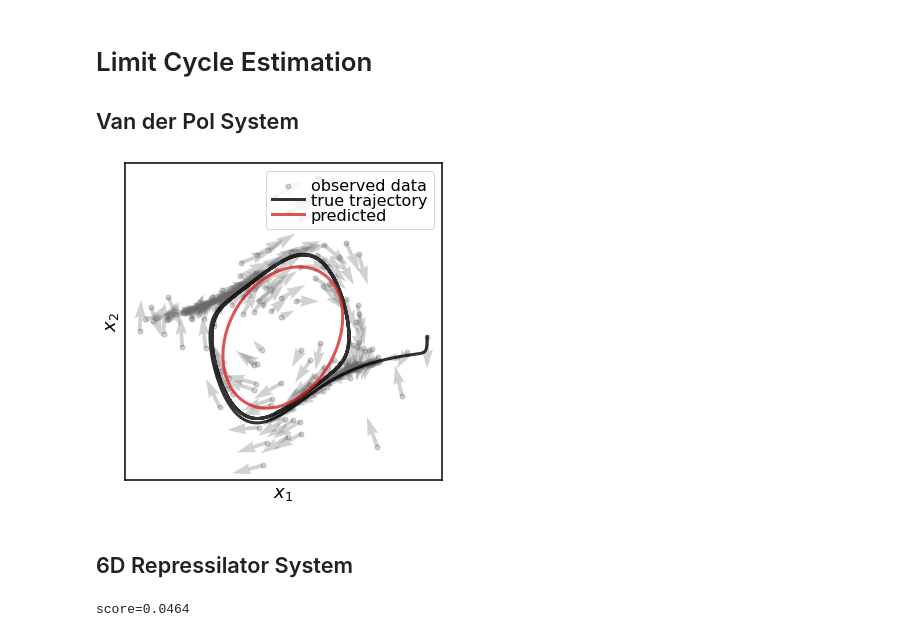
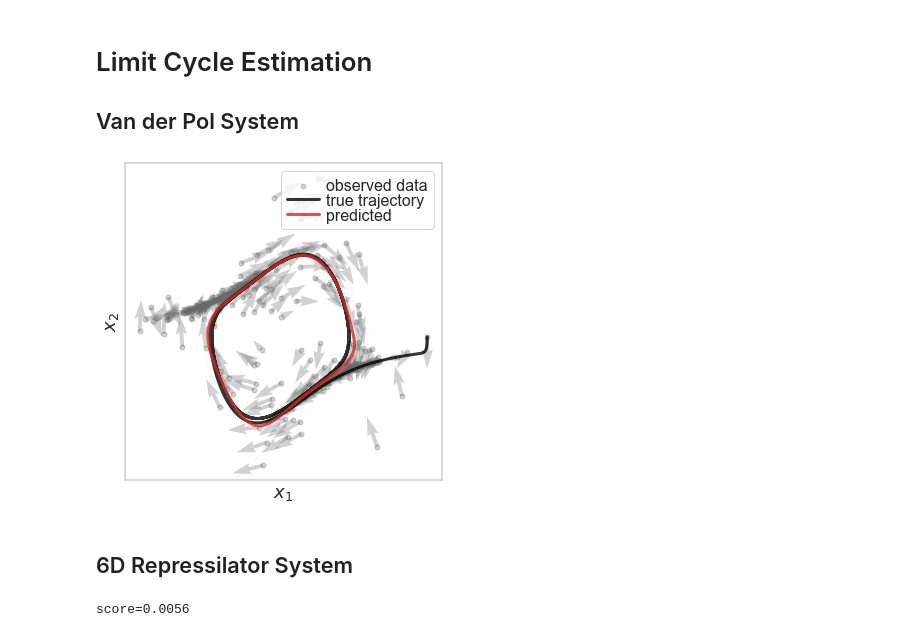
Before and after one commit to nitzanlab/prototype-equivalences, a Jupyter notebook: demo.ipynb, the cells around one changed output. Cells and saved outputs as stored; diff of their text form; code cells hidden in the pictures.

```diff
--- a/demo.ipynb
+++ b/demo.ipynb
@@ -62,7 +59,7 @@ x = system.rand_on_traj(system.random_x(n_points), T=3)
 xdot = system(x)
 
 
-model = NFSmoothOrbital(dim=2, g={'a': a, 'omega': omega}, n_layers=3, K=16, RFF=True)
+model = NFSmoothOrbital(dim=2, g={'a': a, 'omega': omega}, n_layers=3, K=4)
 # fit a diffeomorphism to the given data
 model, loss, score = fit_prototype(
     model=model,
@@ -72,37 +69,39 @@ model, loss, score = fit_prototype(
     lr=lr,
     det_reg=det_reg,
     verbose=True,
-    weight_decay=1e-3
+    weight_decay=1e-3,
+    proj_reg=-1
+
 )
 
 
 plt.figure(figsize=(5, 5))
 
 # plot vectors
 norms = torch.clamp(torch.norm(xdot, dim=1, keepdim=True), 1)
 dy = .5*xdot/norms
 x, dy = x.detach().numpy(), dy.detach().numpy()
 std = np.max(x)-np.min(x)
 plt.scatter(x[:, 0], x[:, 1], 25, 'dimgray', alpha=.3, label='observed data')
 plt.quiver(x[:, 0], x[:, 1], dy[:, 0], dy[:, 1], scale=5, color='dimgray', alpha=.3, width=.012)
 
 # plot trajectories
 ind = np.argmax(np.abs(x[:, 0]))
 plot_trajectories(system, torch.from_numpy(x[ind:ind+1]), T=30)
 invariant = model.get_invariant(N=100).detach().cpu().numpy()
 plt.plot(invariant[:, 0], invariant[:, 1], 'tab:red', lw=3, alpha=.8, label='predicted')
 
 plt.gca().set_xticklabels([])
 plt.gca().set_yticklabels([])
 plt.gca().set_xticks([])
 plt.gca().set_yticks([])
 plt.xlabel(r'$x_1$')
 plt.ylabel(r'$x_2$')
 plt.legend(loc='upper right')
 plt.tight_layout()
 plt.show()
 # %% [output]
-[figure, old version]
+[figure, new version]
 # %% [markdown]
 ## 6D Repressilator System
 # %%
@@ -127,7 +126,7 @@ xdot = system(x) + noise*torch.randn_like(x)
 a = .25  # the radius of the limit cycle in the prototype
 omega = 1.  # angular velocity in the prototype
 decay = .5  # decay factor towards the first two dimensions
-model = NFSmoothOrbital(dim=6, g={'a': a, 'omega': omega, 'decay': decay}, n_layers=3, K=16, RFF=True, n_householder=2)
+model = NFSmoothOrbital(dim=6, g={'a': a, 'omega': omega, 'decay': decay}, n_layers=3, K=4, n_householder=2)
 
 # fit a diffeomorphism to the data with the prototype defined above
 H, _, score = fit_prototype(
@@ -144,7 +143,7 @@ H, _, score = fit_prototype(
 
 print(f'score={score:.4f}')  # print the fitting score - the loss only calculated on the first 2 dimensions of the prototype
 # %% [output]
-score=0.0464
+score=0.0056
 # %%
 plt.figure(figsize=(4, 4))
 
```
Also changed, not shown: parts of 3 cells of this notebook, 3 other files.
